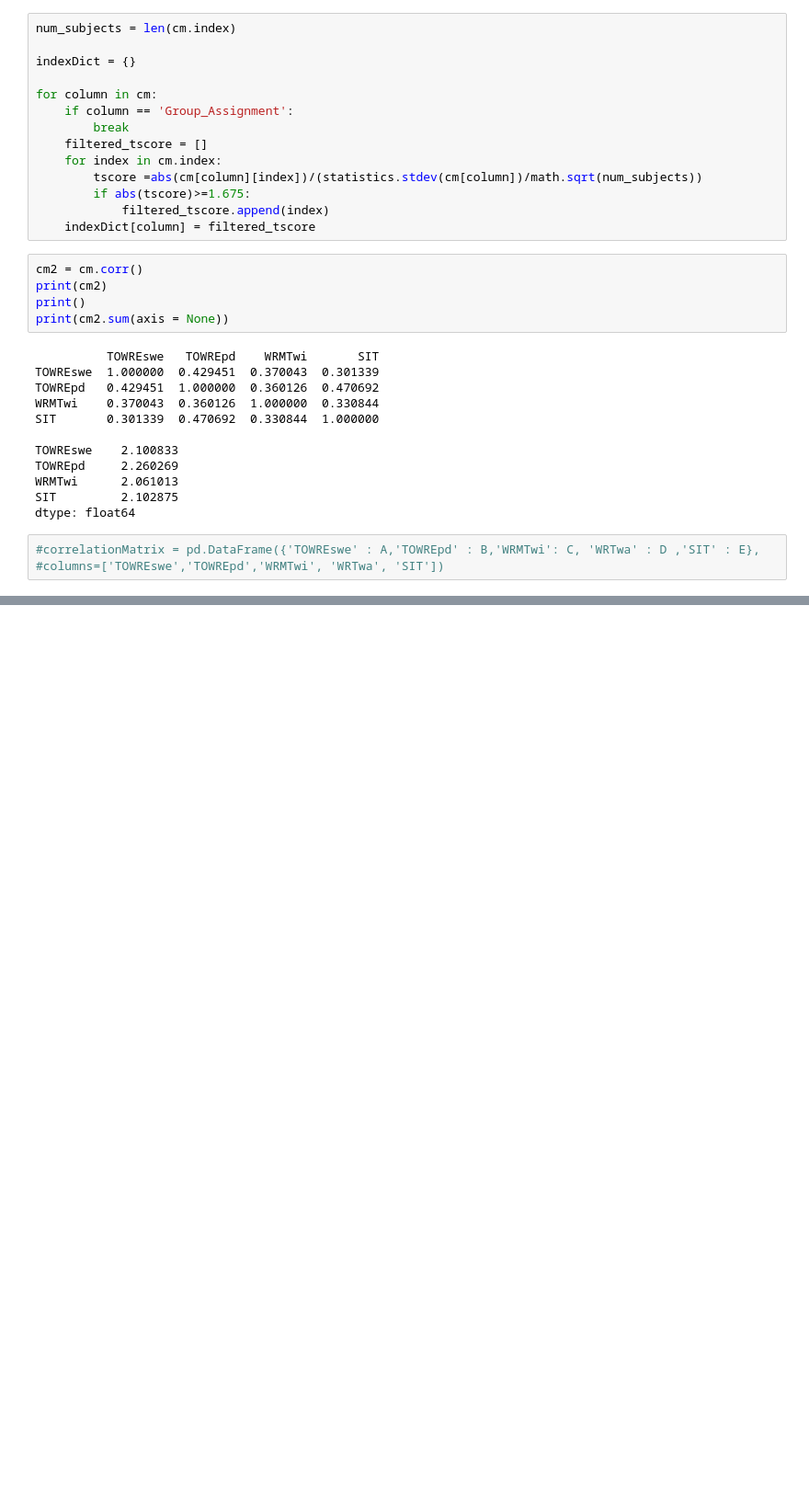
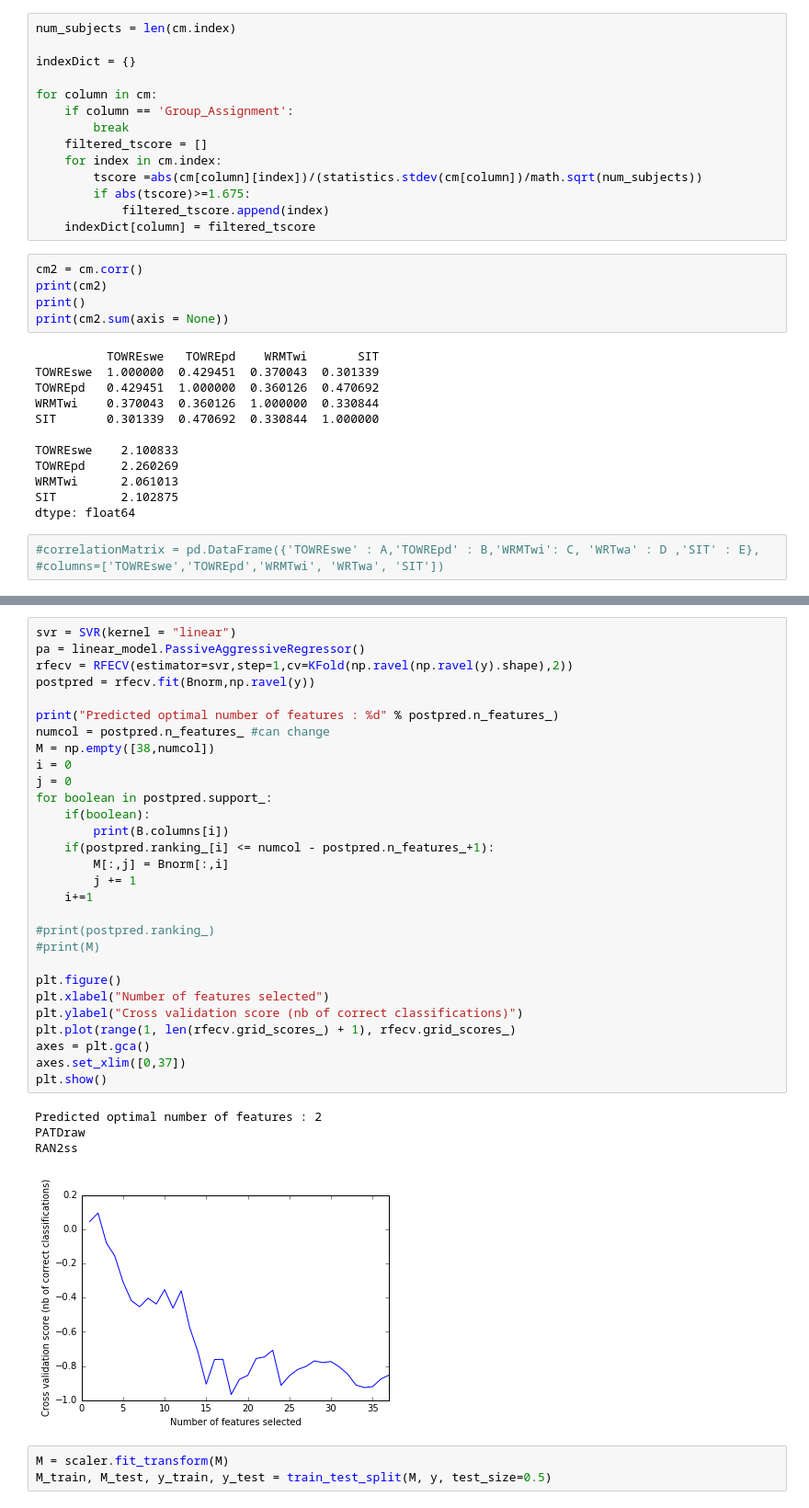
Before and after one commit to vickiew/START, a Jupyter notebook: STARTstudy.ipynb, the cells around one changed output, grey strips where cells are left out. Shown at 92% size. Cells and saved outputs as stored; diff of their text form; blank space fills up the shorter version.

```diff
--- a/STARTstudy.ipynb
+++ b/STARTstudy.ipynb
@@ -216,0 +227,37 @@ print(X)
+# %%
+svr = SVR(kernel = "linear")
+pa = linear_model.PassiveAggressiveRegressor()
+rfecv = RFECV(estimator=svr,step=1,cv=KFold(np.ravel(np.ravel(y).shape),2))
+postpred = rfecv.fit(Bnorm,np.ravel(y))
+
+print("Predicted optimal number of features : %d" % postpred.n_features_)
+numcol = postpred.n_features_ #can change
+M = np.empty([38,numcol])
+i = 0
+j = 0
+for boolean in postpred.support_:
+    if(boolean):
+        print(B.columns[i])
+    if(postpred.ranking_[i] <= numcol - postpred.n_features_+1):
+        M[:,j] = Bnorm[:,i]
+        j += 1
+    i+=1
+
+#print(postpred.ranking_)
+#print(M)
+
+plt.figure()
+plt.xlabel("Number of features selected")
+plt.ylabel("Cross validation score (nb of correct classifications)")
+plt.plot(range(1, len(rfecv.grid_scores_) + 1), rfecv.grid_scores_)
+axes = plt.gca()
+axes.set_xlim([0,37])
+plt.show()
+# %% [output]
+Predicted optimal number of features : 2
+PATDraw
+RAN2ss
+[figure, added]
+# %%
+M = scaler.fit_transform(M)
+M_train, M_test, y_train, y_test = train_test_split(M, y, test_size=0.5)
```
Also changed, not shown: parts of 13 cells of this notebook.
